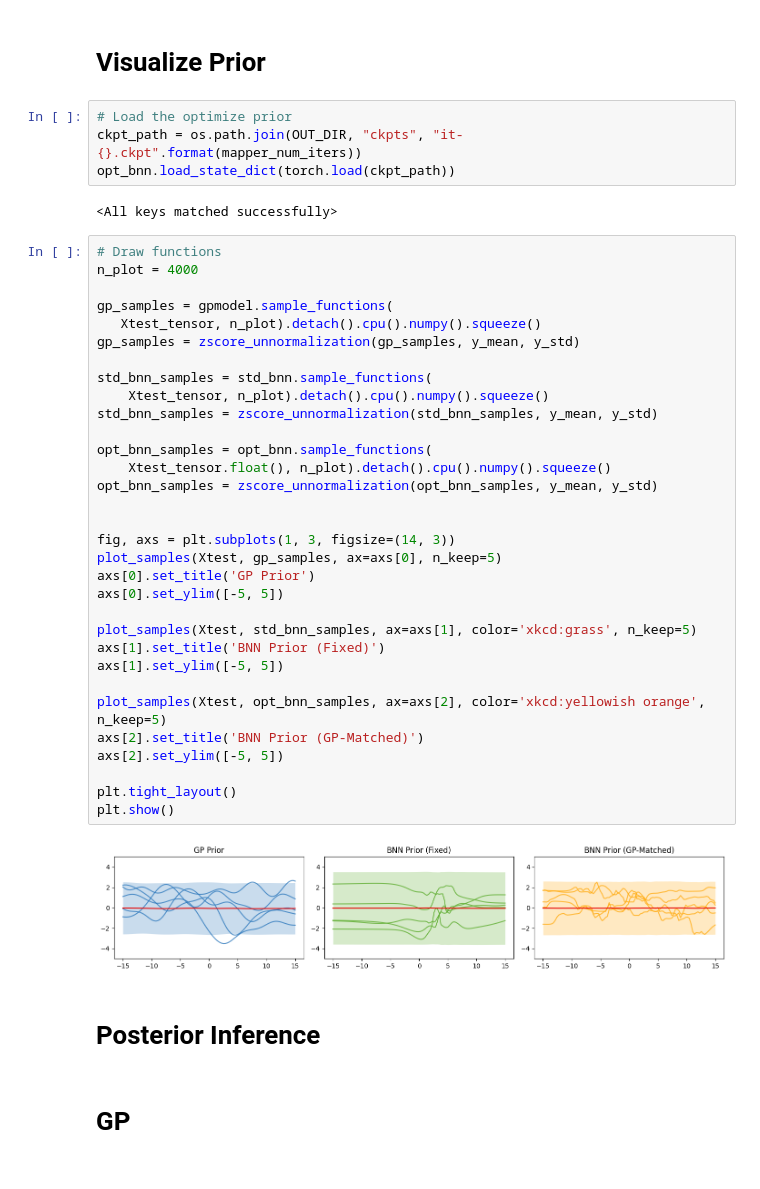
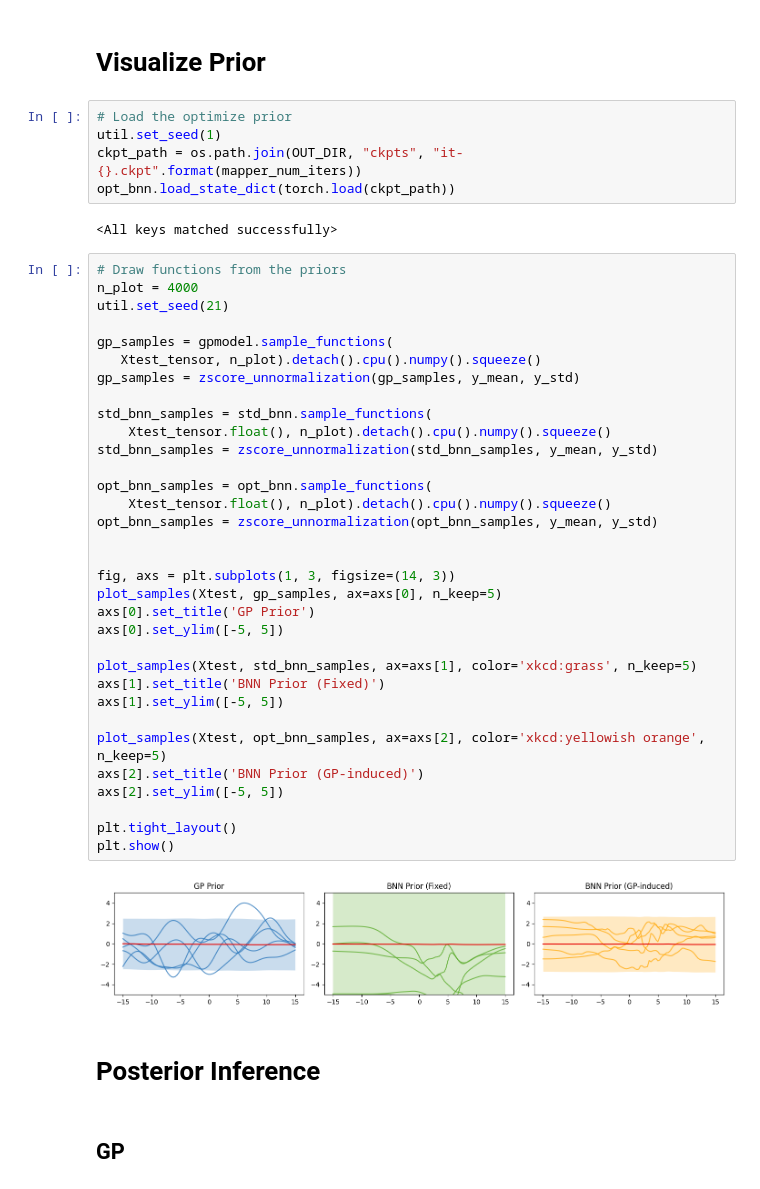
Before and after one commit to anonymauthors623/you-need-a-good-prior, a Jupyter notebook: notebooks/1D_regression_hierarchical_prior.ipynb, the cells around one changed output. Drawn from its saved outputs; the diff is of its cells as text.

```diff
--- a/notebooks/1D_regression_hierarchical_prior.ipynb
+++ b/notebooks/1D_regression_hierarchical_prior.ipynb
@@ -191,47 +204,49 @@ plt.show()
 # Visualize Prior
 # %%
 # Load the optimize prior
+util.set_seed(1)
 ckpt_path = os.path.join(OUT_DIR, "ckpts", "it-{}.ckpt".format(mapper_num_iters))
 opt_bnn.load_state_dict(torch.load(ckpt_path))
 # %% [output]
 <All keys matched successfully>
 # %%
-# Draw functions
+# Draw functions from the priors
 n_plot = 4000
+util.set_seed(21)
 
 gp_samples = gpmodel.sample_functions(
    Xtest_tensor, n_plot).detach().cpu().numpy().squeeze()
 gp_samples = zscore_unnormalization(gp_samples, y_mean, y_std)
 
 std_bnn_samples = std_bnn.sample_functions(
-    Xtest_tensor, n_plot).detach().cpu().numpy().squeeze()
+    Xtest_tensor.float(), n_plot).detach().cpu().numpy().squeeze()
 std_bnn_samples = zscore_unnormalization(std_bnn_samples, y_mean, y_std)
 
 opt_bnn_samples = opt_bnn.sample_functions(
     Xtest_tensor.float(), n_plot).detach().cpu().numpy().squeeze()
 opt_bnn_samples = zscore_unnormalization(opt_bnn_samples, y_mean, y_std)
 
 
 fig, axs = plt.subplots(1, 3, figsize=(14, 3))
 plot_samples(Xtest, gp_samples, ax=axs[0], n_keep=5)
 axs[0].set_title('GP Prior')
 axs[0].set_ylim([-5, 5])
 
 plot_samples(Xtest, std_bnn_samples, ax=axs[1], color='xkcd:grass', n_keep=5)
 axs[1].set_title('BNN Prior (Fixed)')
 axs[1].set_ylim([-5, 5])
 
 plot_samples(Xtest, opt_bnn_samples, ax=axs[2], color='xkcd:yellowish orange', n_keep=5)
-axs[2].set_title('BNN Prior (GP-Matched)')
+axs[2].set_title('BNN Prior (GP-induced)')
 axs[2].set_ylim([-5, 5])
 
 plt.tight_layout()
 plt.show()
 # %% [output]
-[figure, old version]
+[figure, new version]
 # %% [markdown]
 # Posterior Inference
 # %% [markdown]
-# GP
+## GP
 # %%
 # Make predictions
```
Also changed, not shown: parts of 22 cells of this notebook, 3 other files.
